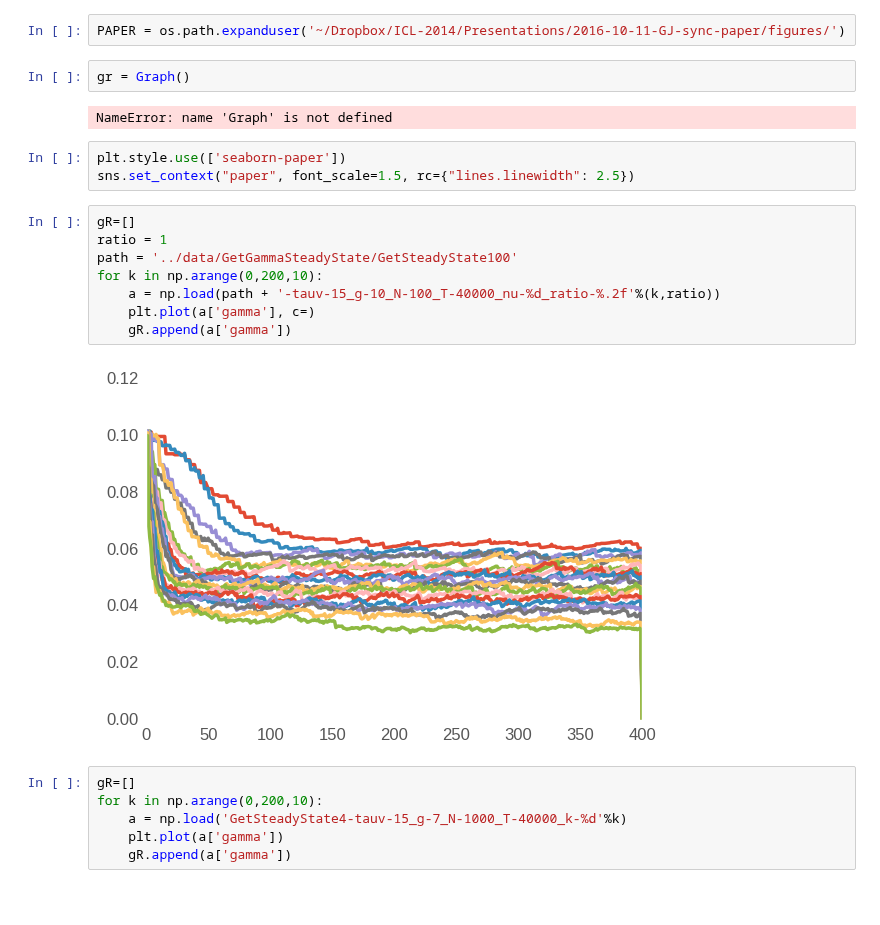
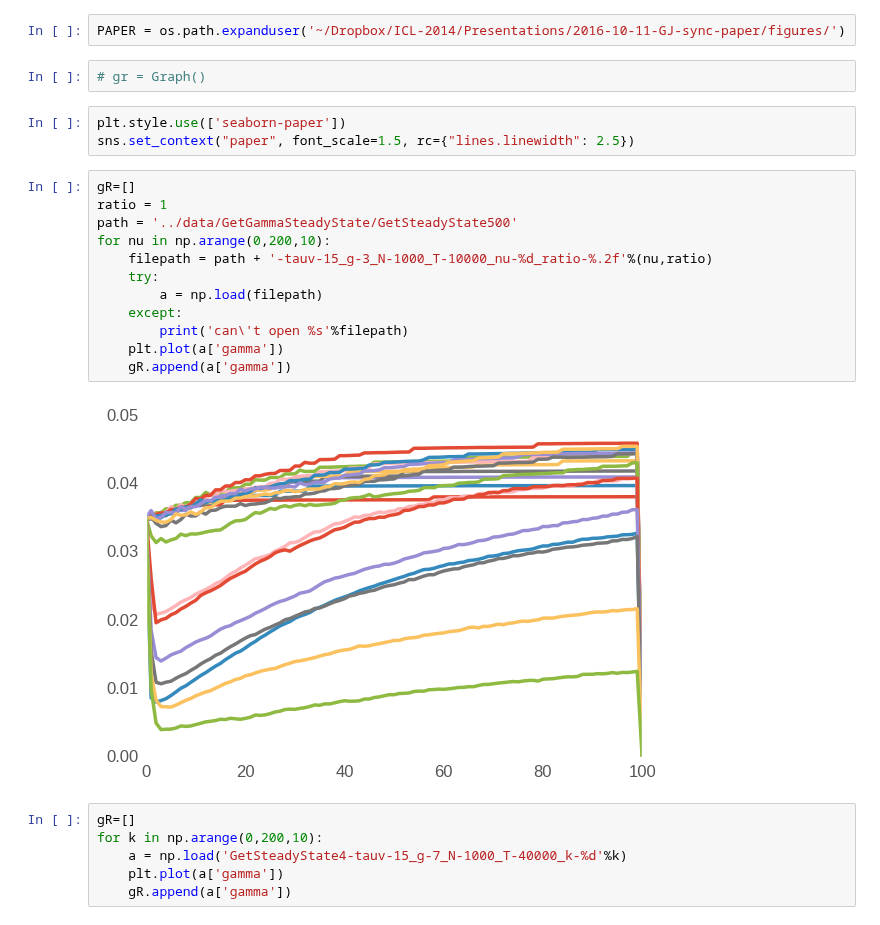
Before and after one commit to gpernelle/cortex, a Jupyter notebook: notebooks/paperSync-figure2.ipynb, the cells around one changed output. Cells and saved outputs as stored; diff of their text form; blank space fills up the shorter version.

```diff
--- a/notebooks/paperSync-figure2.ipynb
+++ b/notebooks/paperSync-figure2.ipynb
@@ -22,22 +26,24 @@ Loading BokehJS ...
 # %%
 PAPER = os.path.expanduser('~/Dropbox/ICL-2014/Presentations/2016-10-11-GJ-sync-paper/figures/')
-# %%
-gr = Graph()
-# %% [output]
-NameError: name 'Graph' is not defined
+# %%
+# gr = Graph()
 # %%
 plt.style.use(['seaborn-paper'])
 sns.set_context("paper", font_scale=1.5, rc={"lines.linewidth": 2.5})
 # %%
 gR=[]
 ratio = 1
-path = '../data/GetGammaSteadyState/GetSteadyState100'
-for k in np.arange(0,200,10):
-    a = np.load(path + '-tauv-15_g-10_N-100_T-40000_nu-%d_ratio-%.2f'%(k,ratio))
-    plt.plot(a['gamma'], c=)
+path = '../data/GetGammaSteadyState/GetSteadyState500'
+for nu in np.arange(0,200,10):
+    filepath = path + '-tauv-15_g-3_N-1000_T-10000_nu-%d_ratio-%.2f'%(nu,ratio)
+    try:
+        a = np.load(filepath)
+    except:
+        print('can\'t open %s'%filepath)
+    plt.plot(a['gamma'])
     gR.append(a['gamma'])
 # %% [output]
-[figure, old version]
+[figure, new version]
 # %%
 gR=[]
 for k in np.arange(0,200,10):
```
Also changed, not shown: parts of 1 cell of this notebook, 9 other files.
